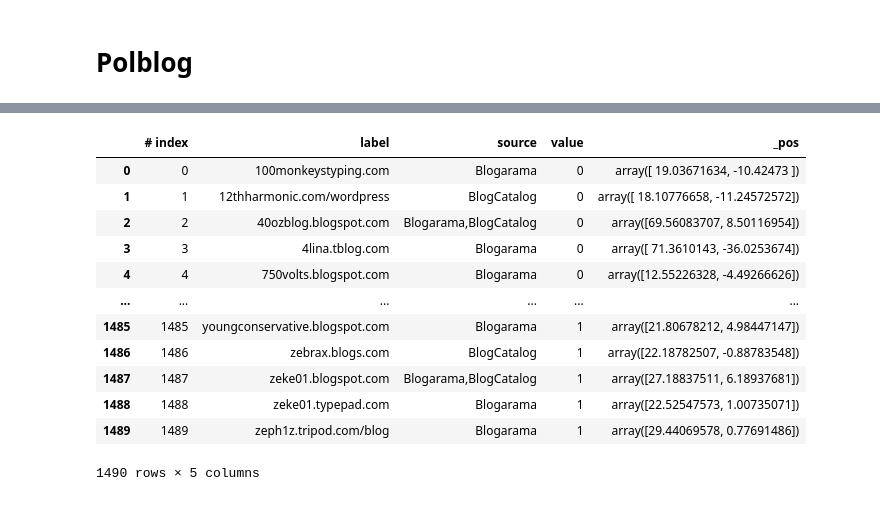
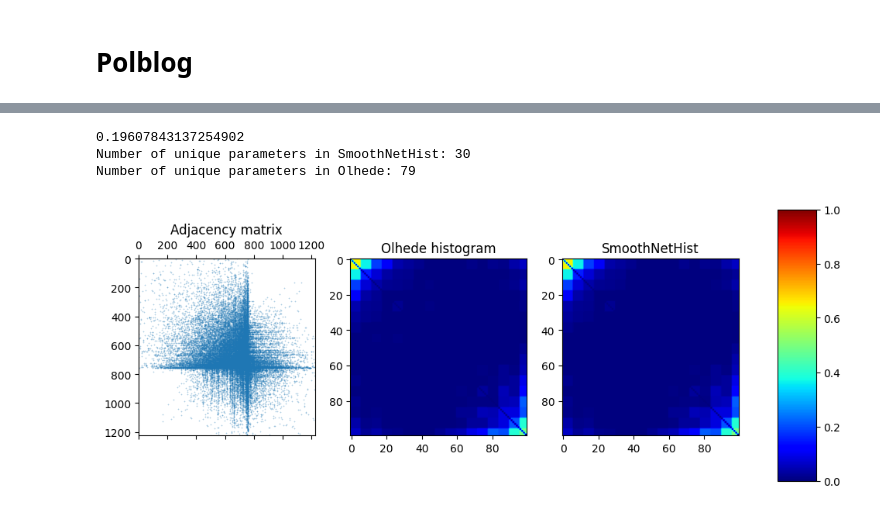
Before and after one commit to dufourc1/pygraphon, a Jupyter notebook: experiments/nb_pictures.ipynb, the cells around one changed output, grey strips where cells are left out. Saved outputs shown, nothing was run; the diff lists cells and outputs as text; code cells hidden in the pictures.

```diff
--- a/experiments/nb_pictures.ipynb
+++ b/experiments/nb_pictures.ipynb
@@ -221,3 +246,4 @@ spy(A)
 # %%
 est = SmoothNetHist()
-first_hist_olhede = est._first_approximate_graphon_from_adjacency(adjacencyMatrix= adjacency_matrix)
+est.fit(reordered_A)
+first_hist_olhede = est._first_approximate_graphon_from_adjacency(adjacencyMatrix= reordered_A)
@@ -231,16 +250,24 @@ with ZipFile(io.BytesIO(response.content)) as myzip:
-# %%
-df2
-# %% [output]
-|  | # index | label | source | value | _pos |
-| 0 | 0 | 100monkeystyping.com | Blogarama | 0 | array([ 19.03671634, -10.42473 ]) |
-| 1 | 1 | 12thharmonic.com/wordpress | BlogCatalog | 0 | array([ 18.10776658, -11.24572572]) |
-| 2 | 2 | 40ozblog.blogspot.com | Blogarama,BlogCatalog | 0 | array([69.56083707, 8.50116954]) |
-| 3 | 3 | 4lina.tblog.com | Blogarama | 0 | array([ 71.3610143, -36.0253674]) |
-| 4 | 4 | 750volts.blogspot.com | Blogarama | 0 | array([12.55226328, -4.49266626]) |
-| ... | ... | ... | ... | ... | ... |
-| 1485 | 1485 | youngconservative.blogspot.com | Blogarama | 1 | array([21.80678212, 4.98447147]) |
-| 1486 | 1486 | zebrax.blogs.com | BlogCatalog | 1 | array([22.18782507, -0.88783548]) |
-| 1487 | 1487 | zeke01.blogspot.com | Blogarama,BlogCatalog | 1 | array([27.18837511, 6.18937681]) |
-| 1488 | 1488 | zeke01.typepad.com | Blogarama | 1 | array([22.52547573, 1.00735071]) |
-| 1489 | 1489 | zeph1z.tripod.com/blog | Blogarama | 1 | array([29.44069578, 0.77691486]) |
-1490 rows × 5 columns
+# %%
+print(est.get_ratio_par())
+print("Number of unique parameters in SmoothNetHist:", len(np.unique(est.graphon.get_graphon())))
+print("Number of unique parameters in Olhede:", len(np.unique(first_hist_olhede[0].get_graphon())))
+# %% [output]
+0.19607843137254902
+Number of unique parameters in SmoothNetHist: 30
+Number of unique parameters in Olhede: 79
+# %%
+fig, ax = plt.subplots(1, 3, figsize=(10, 5))
+fig.subplots_adjust(right=0.9)
+cbar_ax = fig.add_axes([0.95, 0.15, 0.05, 0.7])
+im1 = ax[1].imshow(est._first_fit_graphon.get_edge_probabilities(n,False,True), cmap='jet', vmin=0, vmax=1)
+im2 = ax[2].imshow(est.graphon.get_edge_probabilities(n,False,True), cmap='jet', vmin=0, vmax=1)
+_ = spy(reordered_A, ax=ax[0])
+ax[0].set_title("Adjacency matrix")
+ax[1].set_title("Olhede histogram")
+ax[2].set_title("SmoothNetHist")
+plt.colorbar(im1, cax=cbar_ax)
+plt.colorbar(im2, cax=cbar_ax)
+
+plt.show()
+# %% [output]
+[figure, added]
```
Also changed, not shown: parts of 19 cells of this notebook.
